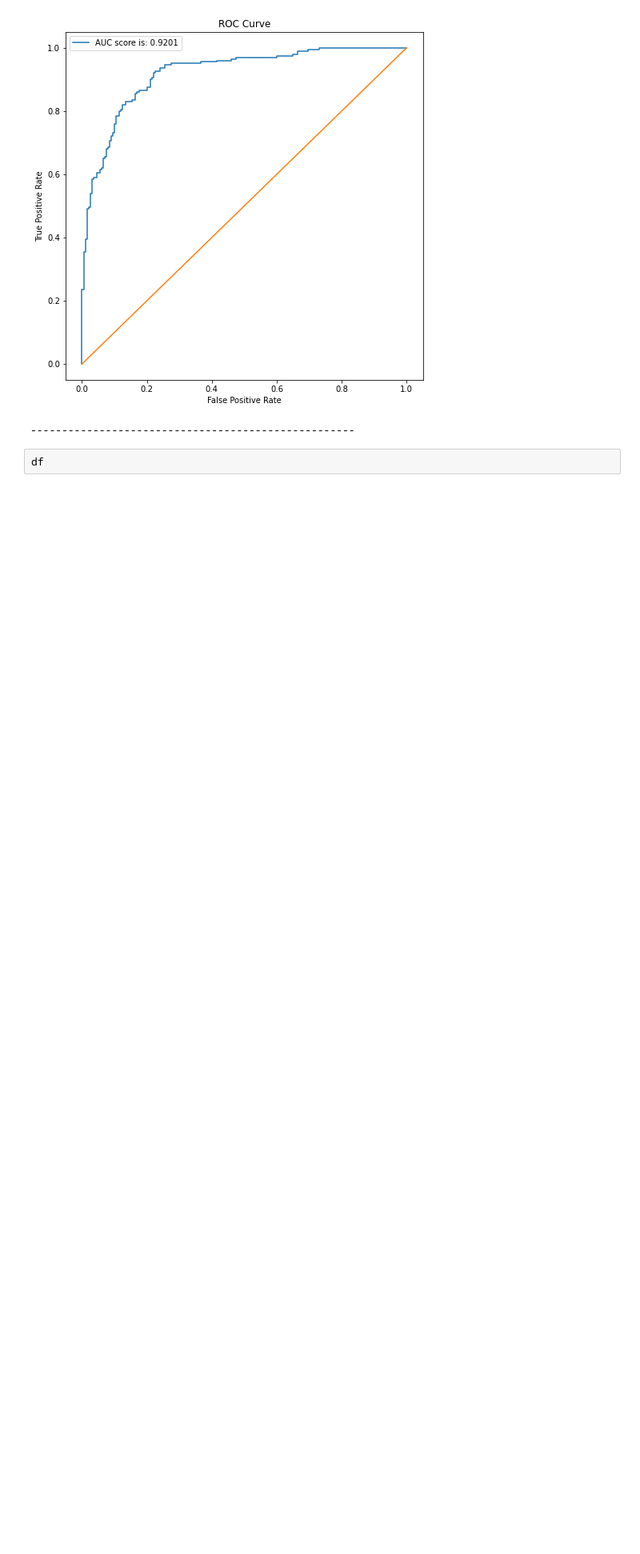
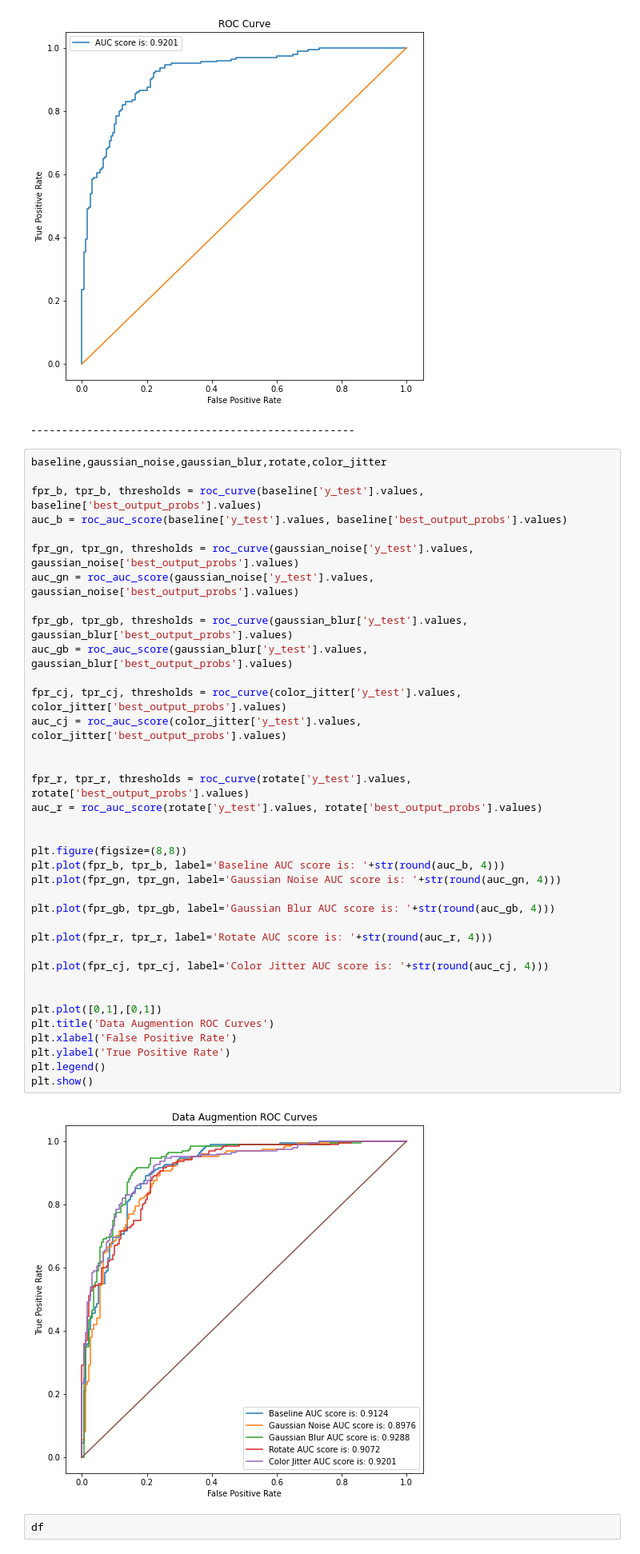
Before and after one commit to PranavM98/Medical_Image_Classification, a Jupyter notebook: Code/Model_Results.ipynb, the cells around one changed output. Shown: that part at 80% size. Cells and saved outputs as stored; diff of their text form; blank space fills up the shorter version.

```diff
--- a/Code/Model_Results.ipynb
+++ b/Code/Model_Results.ipynb
@@ -150,6 +148,45 @@ weighted avg       0.85      0.84      0.84       400
 AUC:  0.920075
 [figure]
 ----------------------------------------------------
+# %%
+baseline,gaussian_noise,gaussian_blur,rotate,color_jitter
+
+fpr_b, tpr_b, thresholds = roc_curve(baseline['y_test'].values, baseline['best_output_probs'].values)
+auc_b = roc_auc_score(baseline['y_test'].values, baseline['best_output_probs'].values)
+
+fpr_gn, tpr_gn, thresholds = roc_curve(gaussian_noise['y_test'].values, gaussian_noise['best_output_probs'].values)
+auc_gn = roc_auc_score(gaussian_noise['y_test'].values, gaussian_noise['best_output_probs'].values)
+
+fpr_gb, tpr_gb, thresholds = roc_curve(gaussian_blur['y_test'].values, gaussian_blur['best_output_probs'].values)
+auc_gb = roc_auc_score(gaussian_blur['y_test'].values, gaussian_blur['best_output_probs'].values)
+
+fpr_cj, tpr_cj, thresholds = roc_curve(color_jitter['y_test'].values, color_jitter['best_output_probs'].values)
+auc_cj = roc_auc_score(color_jitter['y_test'].values, color_jitter['best_output_probs'].values)
+
+
+fpr_r, tpr_r, thresholds = roc_curve(rotate['y_test'].values, rotate['best_output_probs'].values)
+auc_r = roc_auc_score(rotate['y_test'].values, rotate['best_output_probs'].values)
+
+
+plt.figure(figsize=(8,8))
+plt.plot(fpr_b, tpr_b, label='Baseline AUC score is: '+str(round(auc_b, 4)))
+plt.plot(fpr_gn, tpr_gn, label='Gaussian Noise AUC score is: '+str(round(auc_gn, 4)))
+
+plt.plot(fpr_gb, tpr_gb, label='Gaussian Blur AUC score is: '+str(round(auc_gb, 4)))
+
+plt.plot(fpr_r, tpr_r, label='Rotate AUC score is: '+str(round(auc_r, 4)))
+
+plt.plot(fpr_cj, tpr_cj, label='Color Jitter AUC score is: '+str(round(auc_cj, 4)))
+
+
+plt.plot([0,1],[0,1])
+plt.title('Data Augmention ROC Curves')
+plt.xlabel('False Positive Rate')
+plt.ylabel('True Positive Rate')
+plt.legend()
+plt.show()
+# %% [output]
+[figure, added]
 # %%
 df
 # %% [output]
```
Also changed, not shown: parts of 1 cell of this notebook.
